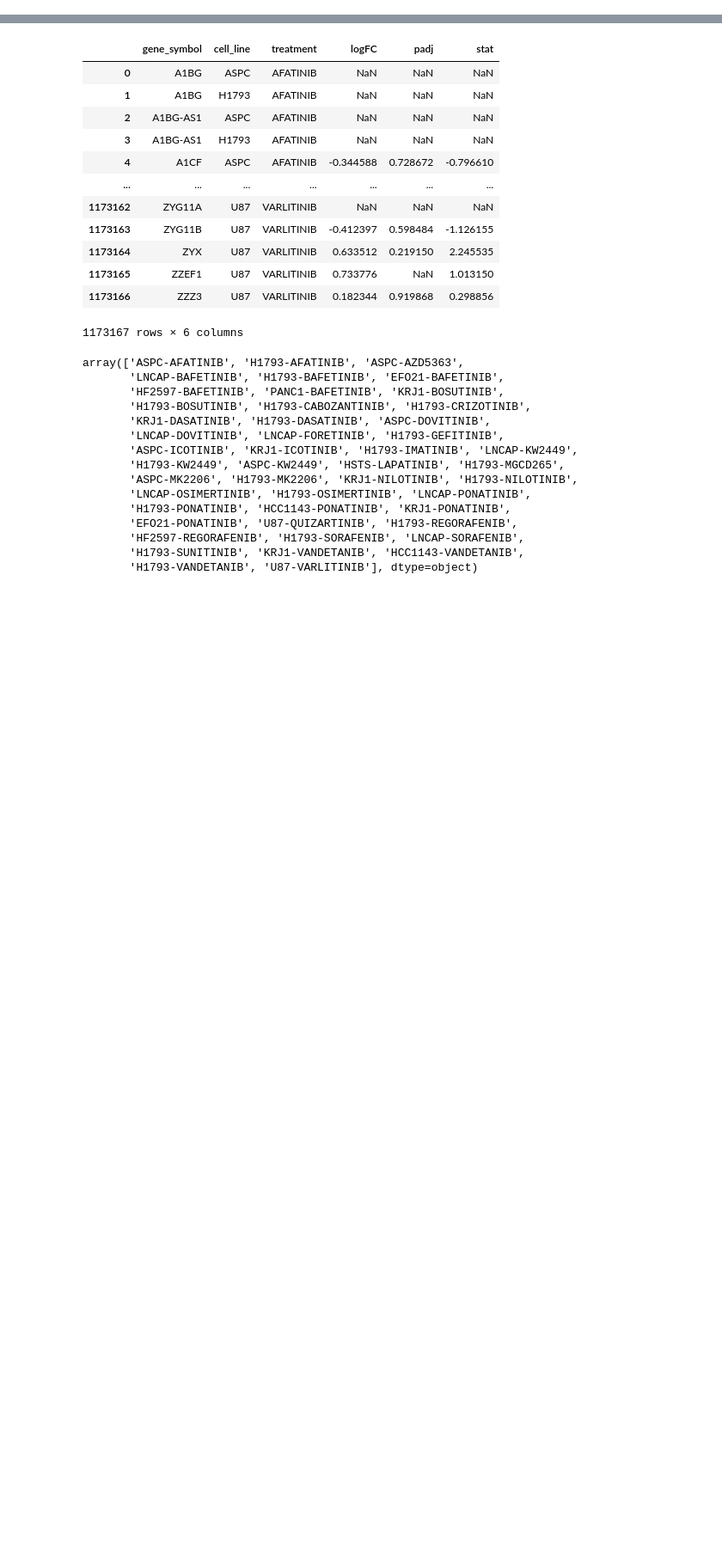
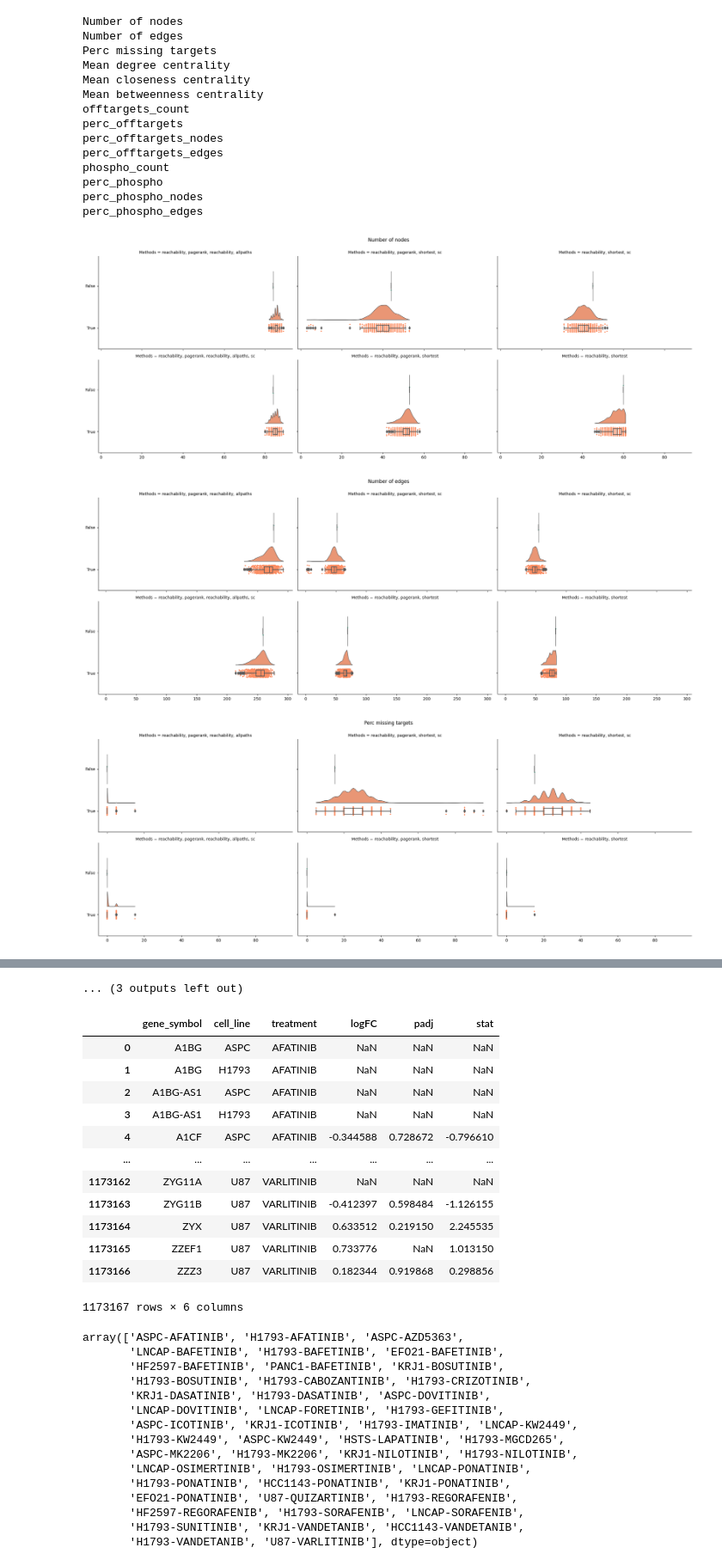
Before and after one commit to saezlab/uptown, a Jupyter notebook: plots.ipynb, the cells around one changed output, grey strips where cells are left out. Shown at 86% size. Saved outputs shown, nothing was run; the diff lists cells and outputs as text; code cells hidden in the pictures; blank space fills up the shorter version.

Commit message:
added phospho plots

```diff
--- a/plots.ipynb
+++ b/plots.ipynb
@@ -24,7 +7,3 @@ graphdata_df
-# %%
-
-# change the Random column so that it contains False when Random==real and True otherwise
-graphdata_df['Random'] = graphdata_df['Random'].apply(lambda x: False if x=='real' else True)
 # %%
 
 def plot_raincloud_plots(graphdata_df, feature):
@@ -38,13 +17,10 @@ def plot_raincloud_plots(graphdata_df, feature):
     g.fig.suptitle(feature)
     return g
 # %%
-graphdata_df.columns
 variables_to_plot = ['Number of nodes', 'Number of edges', 'Perc missing targets',
        'Mean degree centrality',
        'Mean closeness centrality',
-       'Mean betweenness centrality', 'offtarget_count', 'all_offtargets',
-       'perc_offtarget', 'perc_offtarget_nodes', 'perc_offtarget_edges']
+       'Mean betweenness centrality', 'offtargets_count',
+       'perc_offtargets', 'perc_offtargets_nodes', 'perc_offtargets_edges',
+       'phospho_count', 'perc_phospho', 'perc_phospho_nodes',
+       'perc_phospho_edges']
-# %%
-for feature in variables_to_plot:
-    print(feature)
-    plot_raincloud_plots(graphdata_df, feature)
@@ -73,0 +27,8 @@ perc_offtarget_edges
+# %%
+panacea_graphdata_df = pd.read_csv('panacea_graphdata_results.csv')
+# change the Random column so that it contains False when Random==real and True otherwise
+panacea_graphdata_df['Random'] = panacea_graphdata_df['Random'].apply(lambda x: False if x=='real' else True)
+
+for feature in variables_to_plot:
+    print(feature)
+    plot_raincloud_plots(panacea_graphdata_df, feature)
@@ -73,0 +48,27 @@ perc_offtarget_edges
+# %%
+decryptm_graphdata_df = pd.read_csv('decryptm_graphdata_results.csv')
+# change the Random column so that it contains False when Random==real and True otherwise
+decryptm_graphdata_df['Random'] = decryptm_graphdata_df['Random'].apply(lambda x: False if x=='real' else True)
+
+
+for feature in variables_to_plot:
+    print(feature)
+    plot_raincloud_plots(decryptm_graphdata_df, feature)
+# %% [output]
+Number of nodes
+Number of edges
+Perc missing targets
+Mean degree centrality
+Mean closeness centrality
+Mean betweenness centrality
+offtargets_count
+perc_offtargets
+perc_offtargets_nodes
+perc_offtargets_edges
+phospho_count
+perc_phospho
+perc_phospho_nodes
+perc_phospho_edges
+[figure, added]
+[figure, added]
+[figure, added]
@@ -74,3 +83,4 @@ perc_offtarget_edges
+... (3 outputs left out)
 # %%
 panacea_de = pd.read_csv('panacea_de.tsv', sep='\t')
 # %%
```
Also changed, not shown: parts of 4 cells of this notebook.
